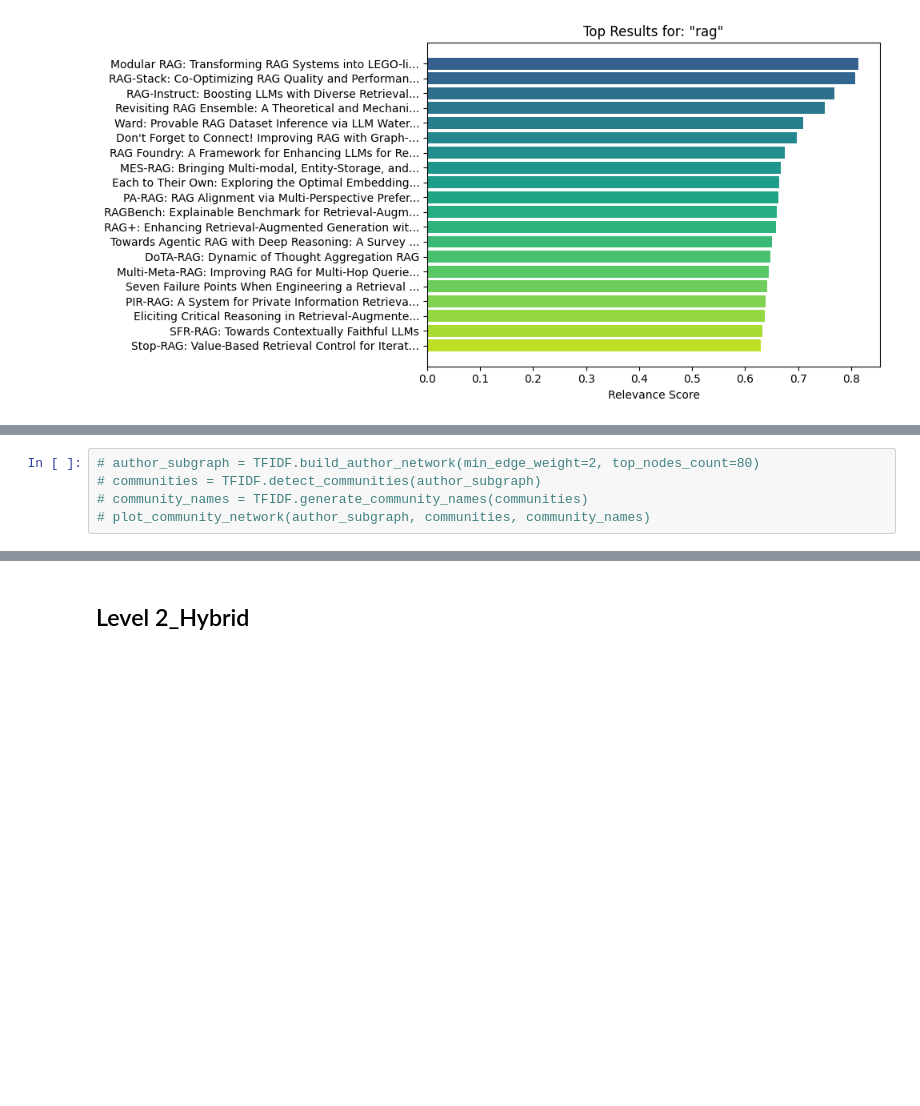
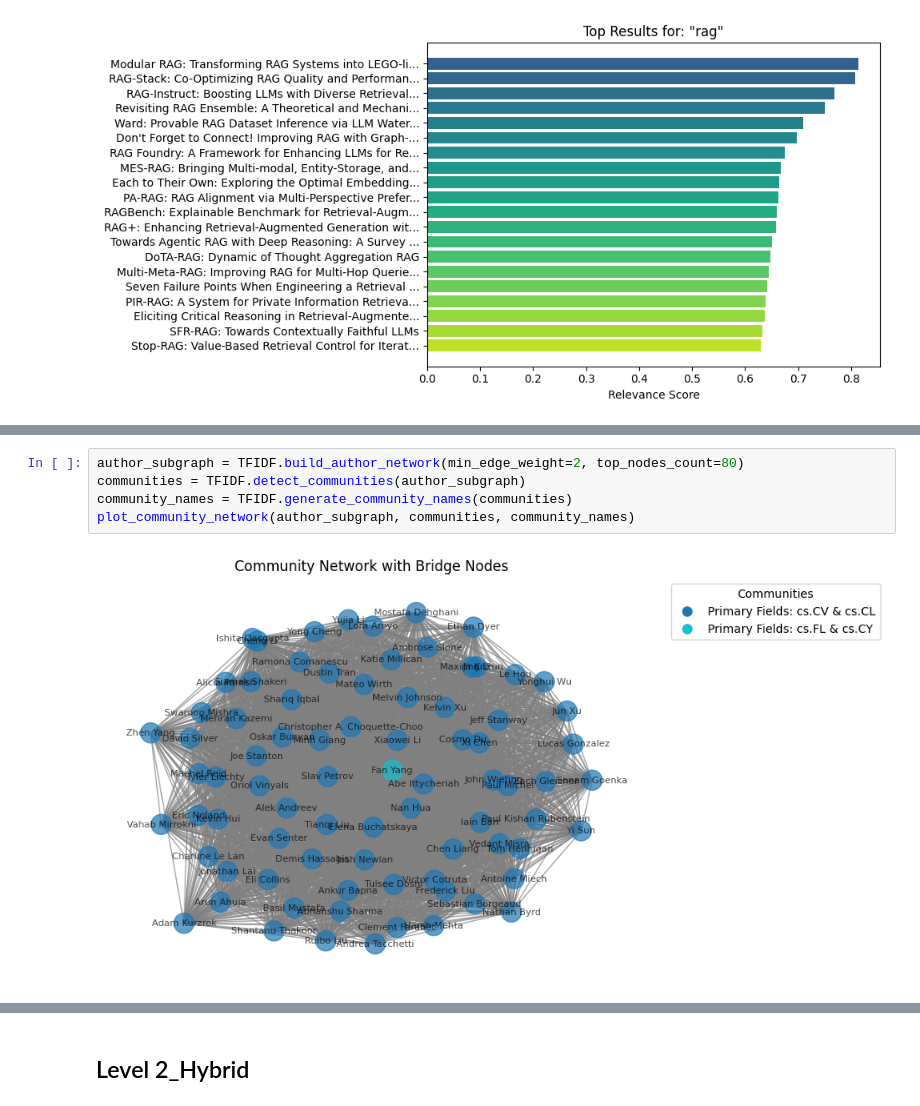
Before and after one commit to aidanmanternach/ece-143-research-paper-search, a Jupyter notebook: visualization.ipynb, the cells around one changed output, grey strips where cells are left out. Saved outputs shown, nothing was run; the diff lists cells and outputs as text; blank space fills up the shorter version.

```diff
--- a/visualization.ipynb
+++ b/visualization.ipynb
@@ -238,5 +304,7 @@ plot_wordcloud(results)
 # %%
-# author_subgraph = TFIDF.build_author_network(min_edge_weight=2, top_nodes_count=80)
-# communities = TFIDF.detect_communities(author_subgraph)
-# community_names = TFIDF.generate_community_names(communities)
-# plot_community_network(author_subgraph, communities, community_names)
+author_subgraph = TFIDF.build_author_network(min_edge_weight=2, top_nodes_count=80)
+communities = TFIDF.detect_communities(author_subgraph)
+community_names = TFIDF.generate_community_names(communities)
+plot_community_network(author_subgraph, communities, community_names)
+# %% [output]
+[figure, added]
```
Also changed, not shown: parts of 11 cells of this notebook.
